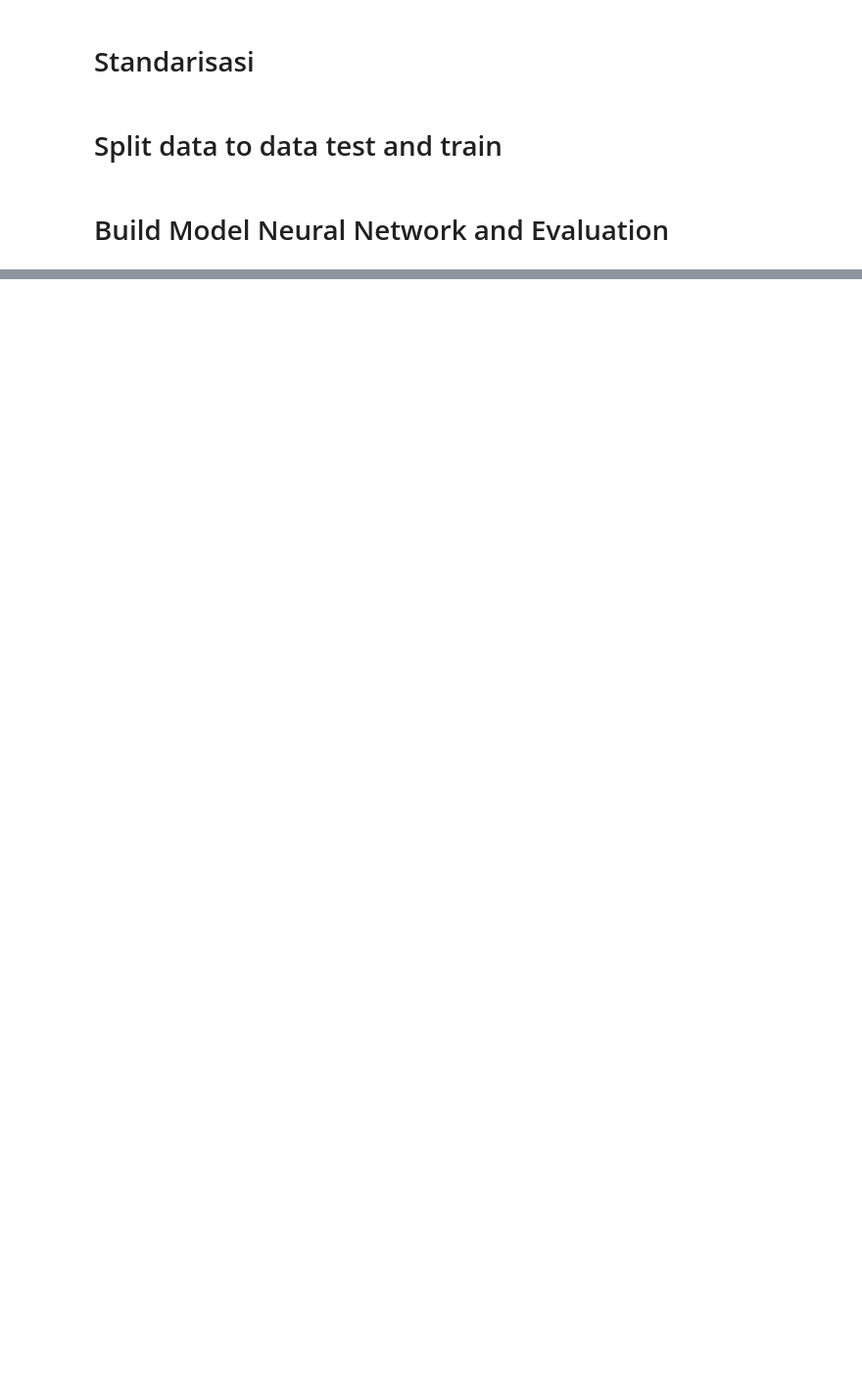
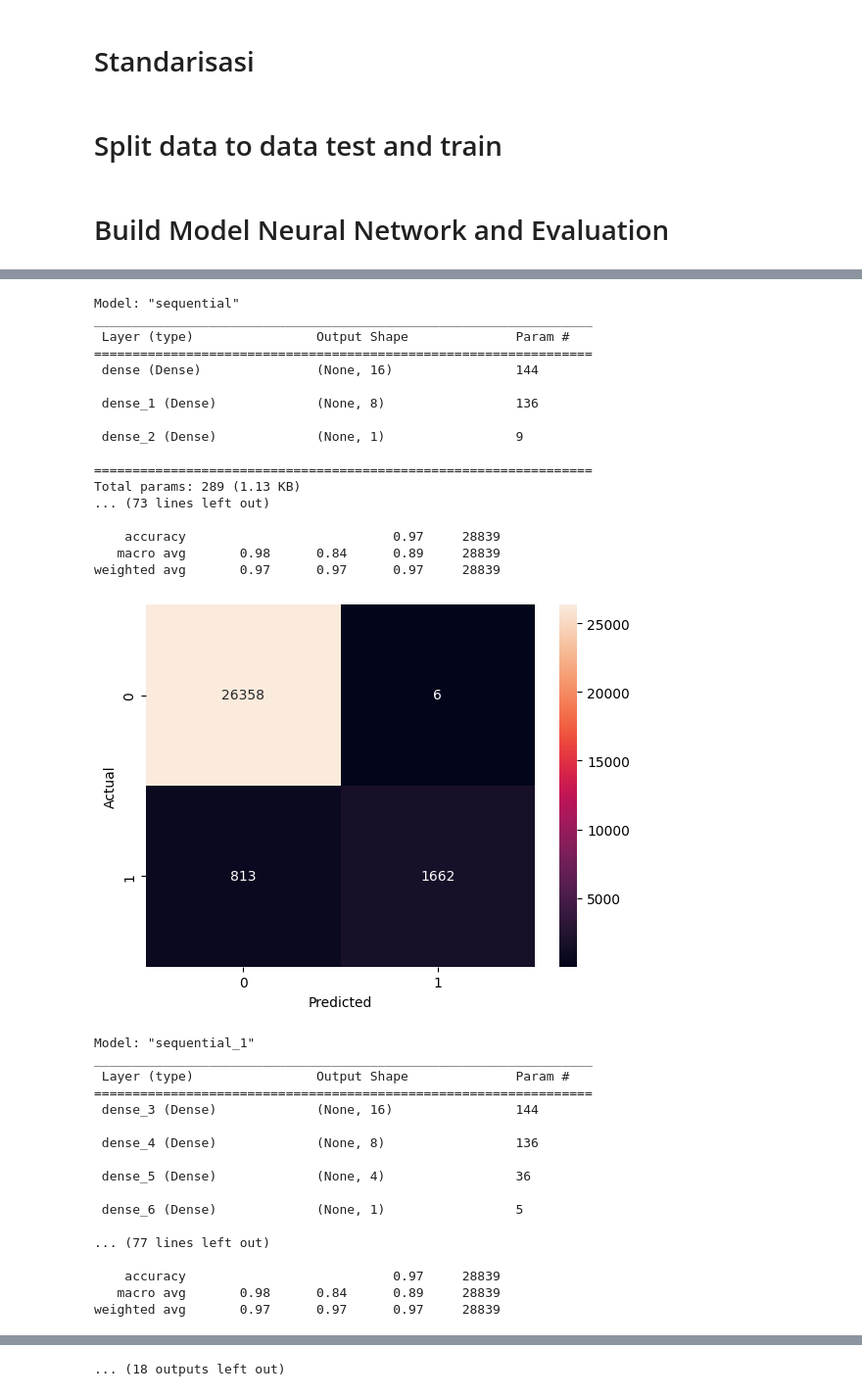
Before and after one commit to fihrizilhamr/Pemsin-FP-D2-2024, a Jupyter notebook: Pemsin_FP_D2_2024.ipynb, the cells around one changed output, grey strips where cells are left out. Shown: that part at 98% size. Saved outputs shown, nothing was run; the diff lists cells and outputs as text; code cells hidden in the pictures; blank space fills up the shorter version.

```diff
--- a/Pemsin_FP_D2_2024.ipynb
+++ b/Pemsin_FP_D2_2024.ipynb
@@ -268,8 +266,6 @@ y = df['diabetes']
 # %% [markdown]
 # Split data to data test and train
 # %%
-X_train, X_test, y_train, y_test = train_test_split(X,y, test_size = 0.30)
-# X = df.drop('diabetes', axis=1)
-# y = df['diabetes']
+X_train, X_test, y_train, y_test = train_test_split(X, y, test_size=0.30, stratify=y)
 # %% [markdown]
 # Build Model Neural Network and Evaluation
@@ -494,0 +272,63 @@ weighted avg       0.97      0.97      0.97     28839
+# %%
+nn_models = {}
+nn_configurations = [
+    ([16, 8], 'relu'),
+    ([16, 8, 4], 'relu'),
+    ([16, 8], 'elu'),
+    ([16, 8, 4], 'elu'),
+    ([16, 8], 'gelu'),
+    ([16, 8, 4], 'gelu'),
+    ([16, 8], 'relu6'),
+    ([16, 8, 4], 'relu6'),
+    ([16, 8], 'swish'),
+    ([16, 8, 4], 'swish'),
+    ([16, 8], 'leaky_relu'),
+    ([16, 8, 4], 'leaky_relu'),
+    ([16, 8], 'selu'),
+    ([16, 8, 4], 'selu'),
+    ([64, 32, 16, 8, 4, 2], 'elu'),
+]
+
+for i, (layers, activation) in enumerate(nn_configurations, start=1):
+    layers_str = '_'.join(map(str, layers))
+    activation_name = activation.replace('_', '')
+    model_name = f"nn_model_{layers_str}_{activation_name}"
+    current_model = build_neural_network(X_train, y_train, layers, activation=activation, model_name=model_name)
+    nn_models[model_name] = current_model
+    evaluation(current_model, X_test, y_test, is_nn=True)
+# %% [output]
+Model: "sequential"
+_________________________________________________________________
+ Layer (type)                Output Shape              Param #
+=================================================================
+ dense (Dense)               (None, 16)                144
+
+ dense_1 (Dense)             (None, 8)                 136
+
+ dense_2 (Dense)             (None, 1)                 9
+
+=================================================================
+Total params: 289 (1.13 KB)
+... (73 lines left out)
+
+    accuracy                           0.97     28839
+   macro avg       0.98      0.84      0.89     28839
+weighted avg       0.97      0.97      0.97     28839
+[figure, added]
+Model: "sequential_1"
+_________________________________________________________________
+ Layer (type)                Output Shape              Param #
+=================================================================
+ dense_3 (Dense)             (None, 16)                144
+
+ dense_4 (Dense)             (None, 8)                 136
+
+ dense_5 (Dense)             (None, 4)                 36
+
+ dense_6 (Dense)             (None, 1)                 5
+
+... (77 lines left out)
+
+    accuracy                           0.97     28839
+   macro avg       0.98      0.84      0.89     28839
+weighted avg       0.97      0.97      0.97     28839
@@ -494,0 +408 @@ weighted avg       0.97      0.97      0.97     28839
+... (18 outputs left out)
```
Also changed, not shown: parts of 12 cells of this notebook.
